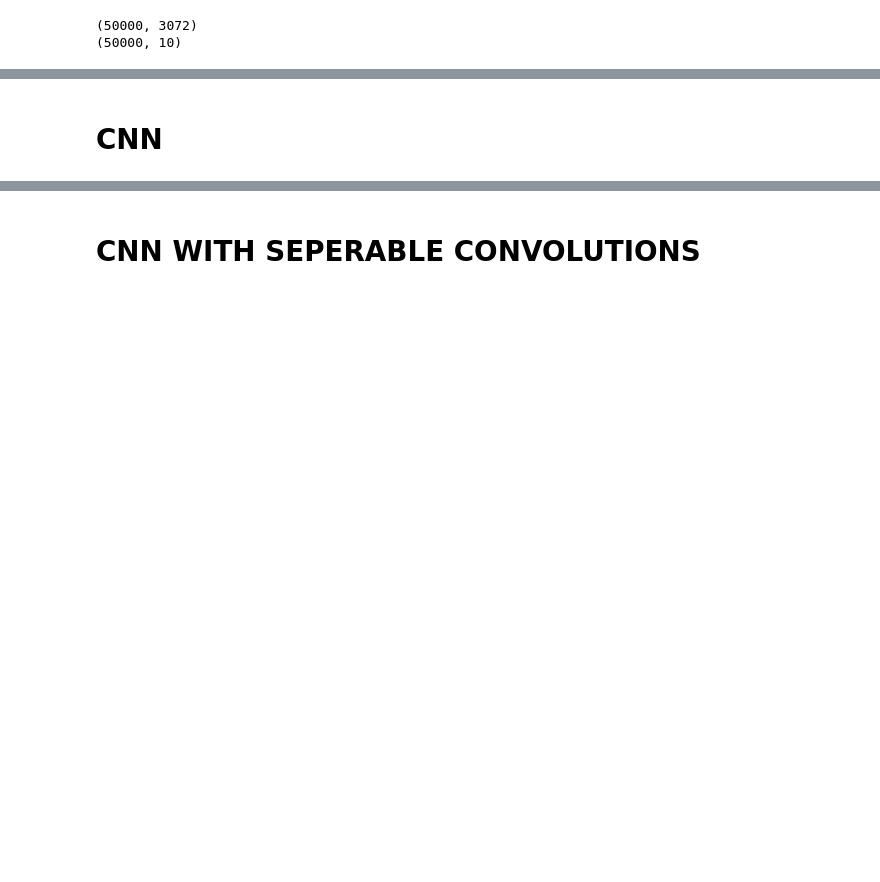
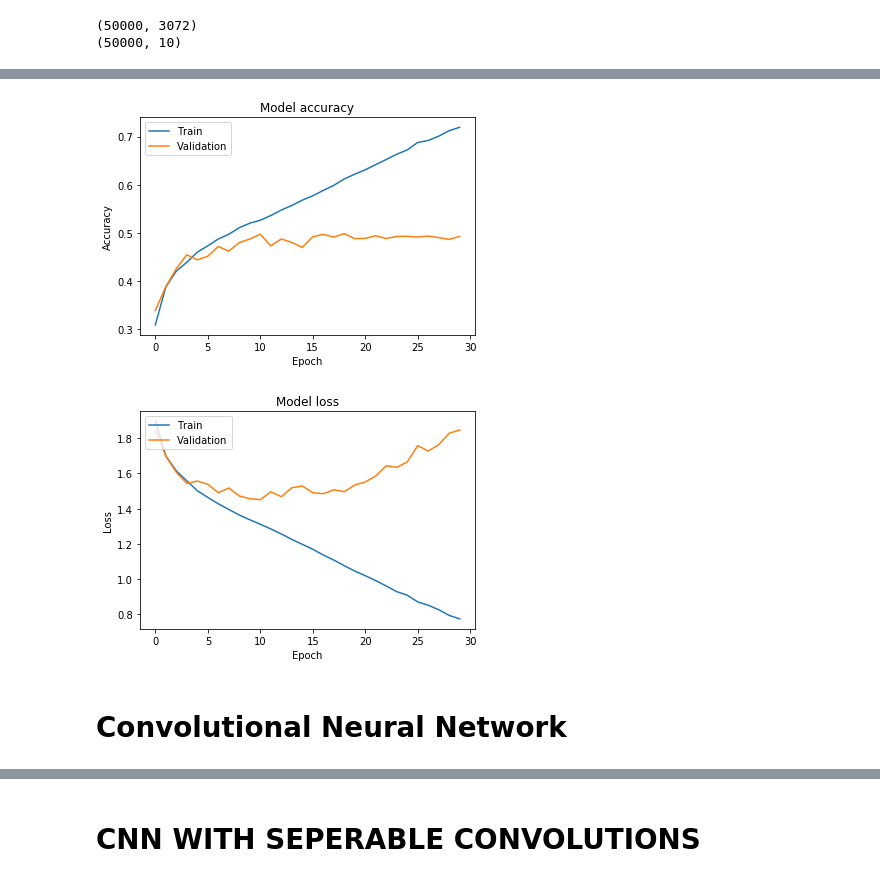
Before and after one commit to nicknagi/cifar-10-experiments, a Jupyter notebook: Data-Exploration.ipynb, the cells around one changed output, grey strips where cells are left out. Saved outputs shown, nothing was run; the diff lists cells and outputs as text; code cells hidden in the pictures; blank space fills up the shorter version.

Commit message:
added markdown to notebook; ran every model for 30 epochs; stored all models in models dir

```diff
--- a/Data-Exploration.ipynb
+++ b/Data-Exploration.ipynb
@@ -72,2 +96,2 @@ model.summary()
 # %%
-history = model.fit(data, labels, validation_split=0.20, epochs=10, batch_size=64)
+history = model.fit(data, labels, validation_split=0.20, epochs=30, batch_size=64)
@@ -74,23 +116,26 @@ history = model.fit(data, labels, validation_split=0.20, epochs=10, batch_size=6
 # %%
 %matplotlib inline
 
 import matplotlib.pyplot as plt
 
 # Plot training & validation accuracy values
 plt.plot(history.history['acc'])
 plt.plot(history.history['val_acc'])
 plt.title('Model accuracy')
 plt.ylabel('Accuracy')
 plt.xlabel('Epoch')
-plt.legend(['Train', 'Test'], loc='upper left')
+plt.legend(['Train', 'Validation'], loc='upper left')
 plt.show()
 
 # Plot training & validation loss values
 plt.plot(history.history['loss'])
 plt.plot(history.history['val_loss'])
 plt.title('Model loss')
 plt.ylabel('Loss')
 plt.xlabel('Epoch')
-plt.legend(['Train', 'Test'], loc='upper left')
+plt.legend(['Train', 'Validation'], loc='upper left')
 plt.show()
+# %% [output]
+[figure, added]
+[figure, added]
 # %%
@@ -98,2 +143,2 @@ plt.show()
-# %% [markdown]
-# CNN
+# %% [markdown]
+# Convolutional Neural Network
```
Also changed, not shown: parts of 30 cells of this notebook, 8 other files.
